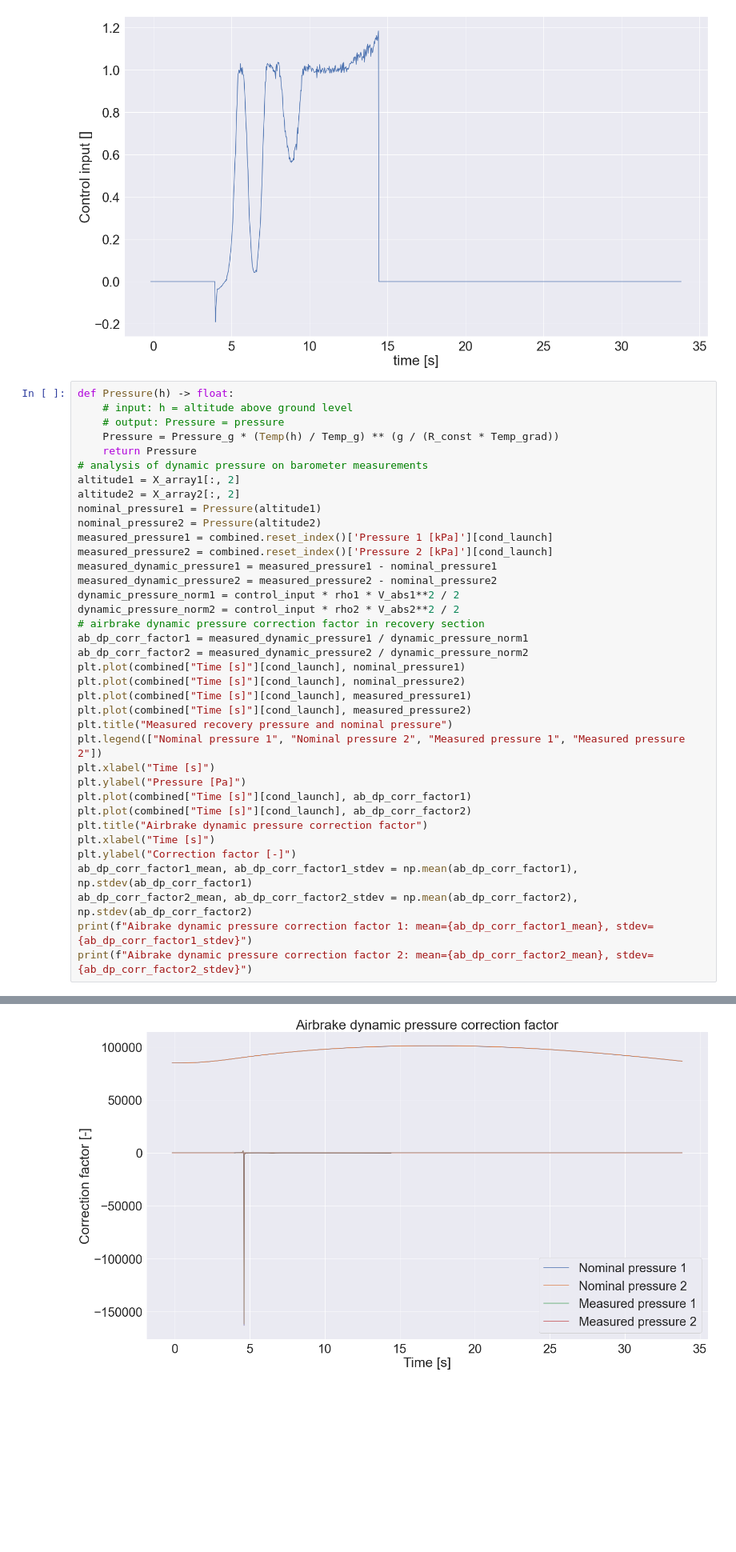
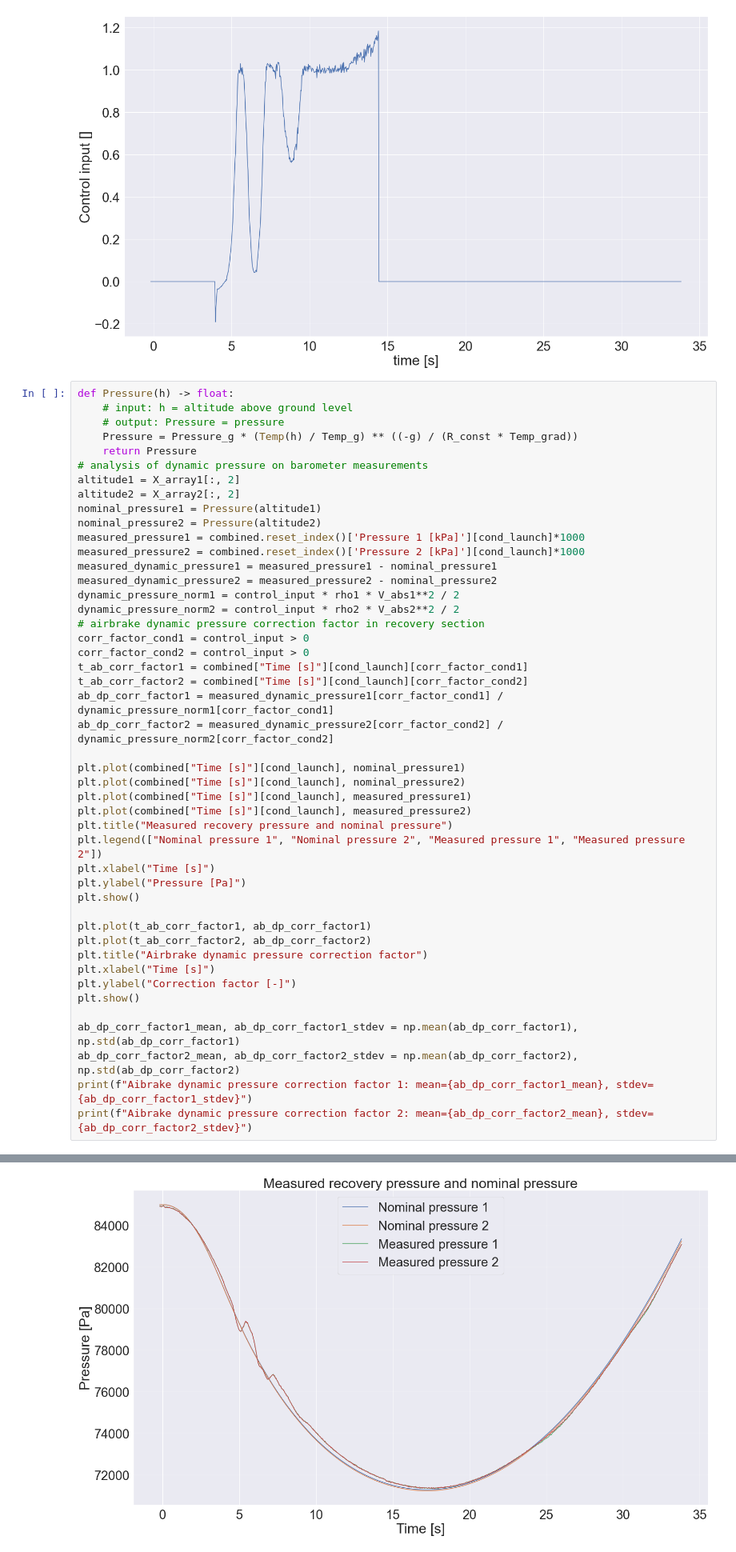
Before and after one commit to aris-space/euler-avionics, a Jupyter notebook: maiden_launch_analysis/maiden_launch_trajectory.ipynb, the cells around one changed output, grey strips where cells are left out. Shown at 80% size. Drawn from its saved outputs; the diff is of its cells as text; blank space fills up the shorter version.

Commit message:
fixed dynamic pressure estimations cell

```diff
--- a/maiden_launch_analysis/maiden_launch_trajectory.ipynb
+++ b/maiden_launch_analysis/maiden_launch_trajectory.ipynb
@@ -467,22 +467,27 @@ Text(0, 0.5, 'Control input []')
 def Pressure(h) -> float:
     # input: h = altitude above ground level
     # output: Pressure = pressure
-    Pressure = Pressure_g * (Temp(h) / Temp_g) ** (g / (R_const * Temp_grad))
+    Pressure = Pressure_g * (Temp(h) / Temp_g) ** ((-g) / (R_const * Temp_grad))
     return Pressure
 # analysis of dynamic pressure on barometer measurements
 altitude1 = X_array1[:, 2]
 altitude2 = X_array2[:, 2]
 nominal_pressure1 = Pressure(altitude1)
 nominal_pressure2 = Pressure(altitude2)
-measured_pressure1 = combined.reset_index()['Pressure 1 [kPa]'][cond_launch]
-measured_pressure2 = combined.reset_index()['Pressure 2 [kPa]'][cond_launch]
+measured_pressure1 = combined.reset_index()['Pressure 1 [kPa]'][cond_launch]*1000
+measured_pressure2 = combined.reset_index()['Pressure 2 [kPa]'][cond_launch]*1000
 measured_dynamic_pressure1 = measured_pressure1 - nominal_pressure1
 measured_dynamic_pressure2 = measured_pressure2 - nominal_pressure2
 dynamic_pressure_norm1 = control_input * rho1 * V_abs1**2 / 2
 dynamic_pressure_norm2 = control_input * rho2 * V_abs2**2 / 2
 # airbrake dynamic pressure correction factor in recovery section
-ab_dp_corr_factor1 = measured_dynamic_pressure1 / dynamic_pressure_norm1
-ab_dp_corr_factor2 = measured_dynamic_pressure2 / dynamic_pressure_norm2
+corr_factor_cond1 = control_input > 0
+corr_factor_cond2 = control_input > 0
+t_ab_corr_factor1 = combined["Time [s]"][cond_launch][corr_factor_cond1]
+t_ab_corr_factor2 = combined["Time [s]"][cond_launch][corr_factor_cond2]
+ab_dp_corr_factor1 = measured_dynamic_pressure1[corr_factor_cond1] / dynamic_pressure_norm1[corr_factor_cond1]
+ab_dp_corr_factor2 = measured_dynamic_pressure2[corr_factor_cond2] / dynamic_pressure_norm2[corr_factor_cond2]
+
 plt.plot(combined["Time [s]"][cond_launch], nominal_pressure1)
 plt.plot(combined["Time [s]"][cond_launch], nominal_pressure2)
 plt.plot(combined["Time [s]"][cond_launch], measured_pressure1)
@@ -491,13 +496,17 @@ plt.title("Measured recovery pressure and nominal pressure")
 plt.legend(["Nominal pressure 1", "Nominal pressure 2", "Measured pressure 1", "Measured pressure 2"])
 plt.xlabel("Time [s]")
 plt.ylabel("Pressure [Pa]")
-plt.plot(combined["Time [s]"][cond_launch], ab_dp_corr_factor1)
-plt.plot(combined["Time [s]"][cond_launch], ab_dp_corr_factor2)
+plt.show()
+
+plt.plot(t_ab_corr_factor1, ab_dp_corr_factor1)
+plt.plot(t_ab_corr_factor2, ab_dp_corr_factor2)
 plt.title("Airbrake dynamic pressure correction factor")
 plt.xlabel("Time [s]")
 plt.ylabel("Correction factor [-]")
-ab_dp_corr_factor1_mean, ab_dp_corr_factor1_stdev = np.mean(ab_dp_corr_factor1), np.stdev(ab_dp_corr_factor1)
-ab_dp_corr_factor2_mean, ab_dp_corr_factor2_stdev = np.mean(ab_dp_corr_factor2), np.stdev(ab_dp_corr_factor2)
+plt.show()
+
+ab_dp_corr_factor1_mean, ab_dp_corr_factor1_stdev = np.mean(ab_dp_corr_factor1), np.std(ab_dp_corr_factor1)
+ab_dp_corr_factor2_mean, ab_dp_corr_factor2_stdev = np.mean(ab_dp_corr_factor2), np.std(ab_dp_corr_factor2)
 print(f"Aibrake dynamic pressure correction factor 1: mean={ab_dp_corr_factor1_mean}, stdev={ab_dp_corr_factor1_stdev}")
 print(f"Aibrake dynamic pressure correction factor 2: mean={ab_dp_corr_factor2_mean}, stdev={ab_dp_corr_factor2_stdev}")
 # %% [output]
@@ -505 +525 @@ AttributeError: module 'numpy' has no attribute 'stdev'
-[figure, old version]
+[figure, new version]
```
Also changed, not shown: parts of 2 cells of this notebook.
